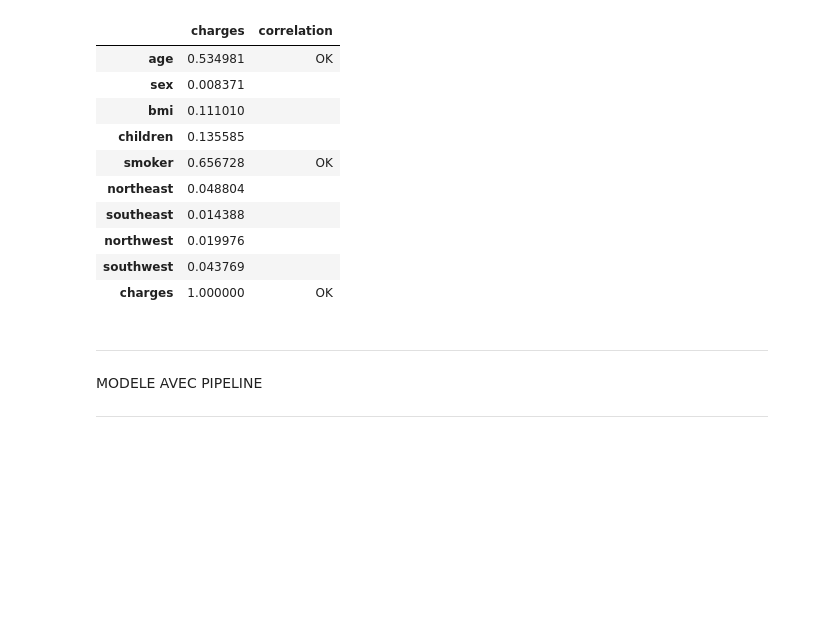
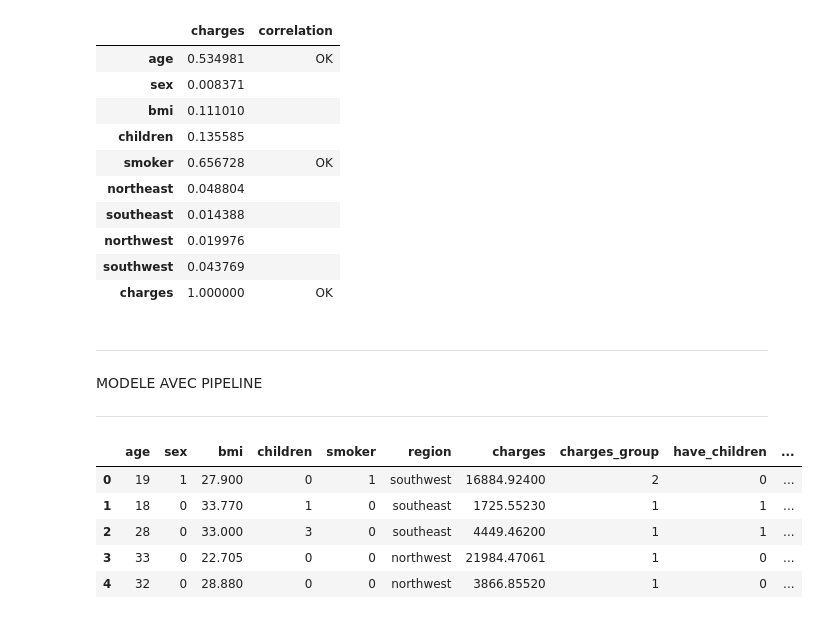
Before and after one commit to ChristianPRO1982/insurance_premium_SC, a Jupyter notebook: chris.ipynb, the cells around one changed output. Saved outputs shown, nothing was run; the diff lists cells and outputs as text; code cells hidden in the pictures; blank space fills up the shorter version.

```diff
--- a/chris.ipynb
+++ b/chris.ipynb
@@ -646,3 +646,42 @@ display(df_corr)
 ___
 MODELE AVEC PIPELINE
 ___
+# %%
+df_original = pd.read_csv("data_cleaned_cheated.csv")
+df = df_original[['age', 'sex', 'bmi', 'children', 'smoker', 'region', 'charges', 'charges_group_cheat','bmi_category']]
+
+# df['group'] = np.where(df['charges'] < 4746.344000, '1',
+#                              np.where(df['charges'] < 9386.161300, '2',
+#                              np.where(df['charges'] < 16657.717450, '3', '4')))
+
+# df = df[df['charges'] < 49000]
+# df_group['group'] = np.where(df_group['charges'] < 4719.736550, '1',
+                            #  np.where(df_group['charges'] < 9301.893550, '2',
+                            #  np.where(df_group['charges'] < 16297.846000, '3', '4')))
+
+df.loc[:, 'smoker_bmi'] = df['smoker'] * df['bmi']
+
+# df.loc[:, 'charges_group'] = np.where(df['smoker'] == 0, 1,
+#                                       np.where(df['bmi'] >= 30, 3,
+#                                                np.where(df['sex'] == 0, 2,
+#                                                         np.where(df['age'] < 22, 1, 3))))
+df.loc[:, 'charges_group'] = np.where(df['smoker'] == 0, 1,
+                                      np.where(df['bmi'] >= 30, 3,
+                                               2))
+
+df.loc[:, 'diff_charges_group'] = abs(df['charges_group'] - df['charges_group_cheat'])
+df['have_children'] = np.where(df['children'] > 0, 1, 0)
+
+# nettoyage
+df = df[['age', 'sex', 'bmi', 'children', 'smoker', 'region', 'charges', 'charges_group', 'have_children','bmi_category']]
+
+display(df.head())
+# display(df, df['diff_charges_group'].sum())
+# display(df.isnull().sum())
+# %% [output]
+|  | age | sex | bmi | children | smoker | region | charges | charges_group | have_children | ... |
+| 0 | 19 | 1 | 27.900 | 0 | 1 | southwest | 16884.92400 | 2 | 0 | ... |
+| 1 | 18 | 0 | 33.770 | 1 | 0 | southeast | 1725.55230 | 1 | 1 | ... |
+| 2 | 28 | 0 | 33.000 | 3 | 0 | southeast | 4449.46200 | 1 | 1 | ... |
+| 3 | 33 | 0 | 22.705 | 0 | 0 | northwest | 21984.47061 | 1 | 0 | ... |
+| 4 | 32 | 0 | 28.880 | 0 | 0 | northwest | 3866.85520 | 1 | 0 | ... |
```
Also changed, not shown: parts of 1 cell of this notebook, 4 other files.
